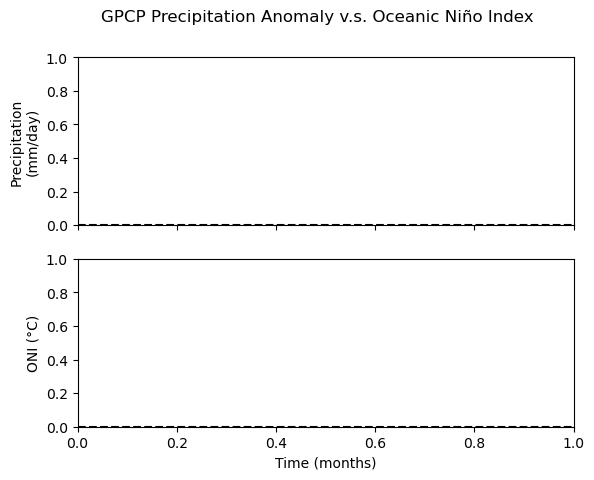
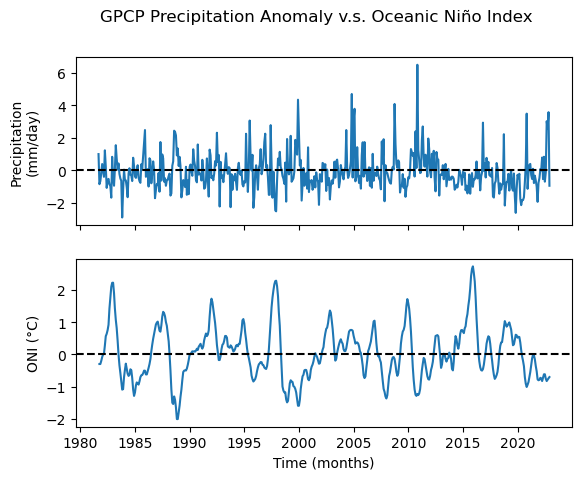
Code edit (unified diff) that turned the first committed figure into the second:
--- before
+++ after
@@ -1,8 +1,12 @@
 # define region of interest for the precipitation anomaly
-italy_lon = [...,...]
-italy_lat = [...,...]
+curacao_lon = [-70, -68]
+curacao_lat = [290,292]
 
 # calculate regional mean time series
-precip_nino34_italy = ...
+precip_nino34_curacao = precip.sel(
+    latitude=slice(11,13),
+    longitude=slice(290,292),
+    time=slice("1981-09-01", "2022-12-01"),
+).mean(dim=("latitude", "longitude"))
 
 # plot the time series of precipitation anomaly and ONI for the same time period on different subplots
@@ -12,5 +16,5 @@
 
 # draw precipitation data
-_ = ...
+_ =  axs[0].plot(precip_nino34_curacao.time, precip_nino34_curacao.precip)
 # upper plot aesthetics
 axs[0].set_ylabel("Precipitation\n(mm/day)")
@@ -18,5 +22,5 @@
 
 # draw ONI data
-_ = ...
+_ = axs[1].plot(nino34.time, nino34.sst)
 # lower plot aesthetics
 axs[1].set_ylabel("ONI (°C)")
@@ -26,25 +30,25 @@
 # El Nino Data, select ONI values above 0.5 via boolean indexing
 # (https://pandas.pydata.org/pandas-docs/stable/user_guide/indexing.html#boolean-indexing)
-italy_el_nino_sst = ...
-italy_el_nino_precip = ...
+curacao_el_nino_sst = nino34.sst[nino34.sst > 0.5]
+curacao_el_nino_precip = precip_nino34_curacao.precip[nino34.sst > 0.5]
 # La Nina Data, select ONI values below 0.5 via boolean indexing
-italy_la_nina_sst = ...
-italy_la_nina_precip = ...
+curacao_la_nina_sst = nino34.sst[nino34.sst < 0.5]
+curacao_la_nina_precip = precip_nino34_curacao.precip[nino34.sst < 0.5]
 
 # correlation for El Nino data
-italy_el_nino_r = ...
-italy_el_nino_p = ...
-print("El Niño - Corr Coef: " + str(italy_el_nino_r) + ", p-val: " + str(italy_el_nino_p))
+curacao_el_nino_r = stats.pearsonr(curacao_el_nino_sst, curacao_el_nino_precip)[0]
+curacao_el_nino_p = stats.pearsonr(curacao_el_nino_sst, curacao_el_nino_precip)[1]
+print("El Niño - Corr Coef: " + str(curacao_el_nino_r) + ", p-val: " + str(curacao_el_nino_p))
 
 # correlation for La Nina data
-italy_la_nina_r = ...
-italy_la_nina_p = ...
-print("La Niña - Corr Coef: " + str(italy_la_nina_r) + ", p-val: " + str(italy_la_nina_p))
+curacao_la_nina_r = stats.pearsonr(curacao_el_nino_sst, curacao_el_nino_precip)[0]
+curacao_la_nina_p = stats.pearsonr(curacao_el_nino_sst, curacao_el_nino_precip)[1]
+print("La Niña - Corr Coef: " + str(curacao_la_nina_r) + ", p-val: " + str(curacao_la_nina_p))
 
 # scatter plot: precipitation vs. ONI
 fig, ax = plt.subplots()
 fig.suptitle("GPCP Precipitation Anomaly v.s. Oceanic Nino Index")
-_ = ...
-_ = ...
+_ = ax.scatter(curacao_el_nino_sst, curacao_el_nino_precip, c="r", alpha=0.6)
+_ = ax.scatter(curacao_la_nina_sst, curacao_la_nina_precip, c="b", alpha=0.6)
 
 # add horizontal and vertical lines of 0 values

Commit: update